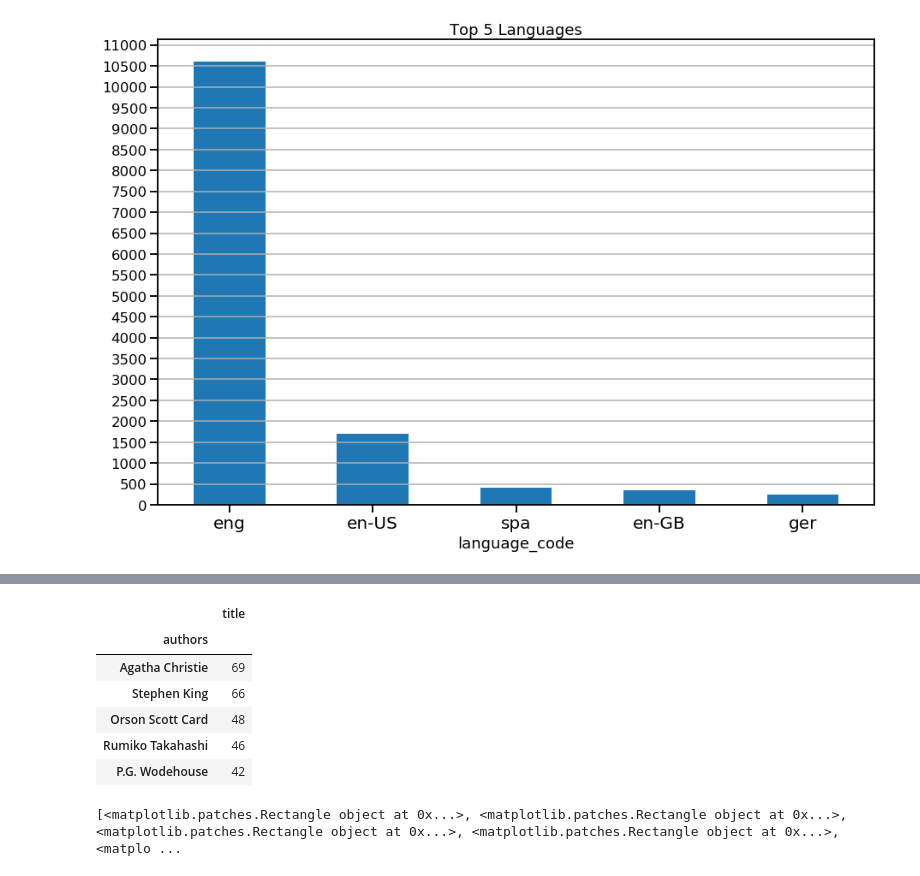
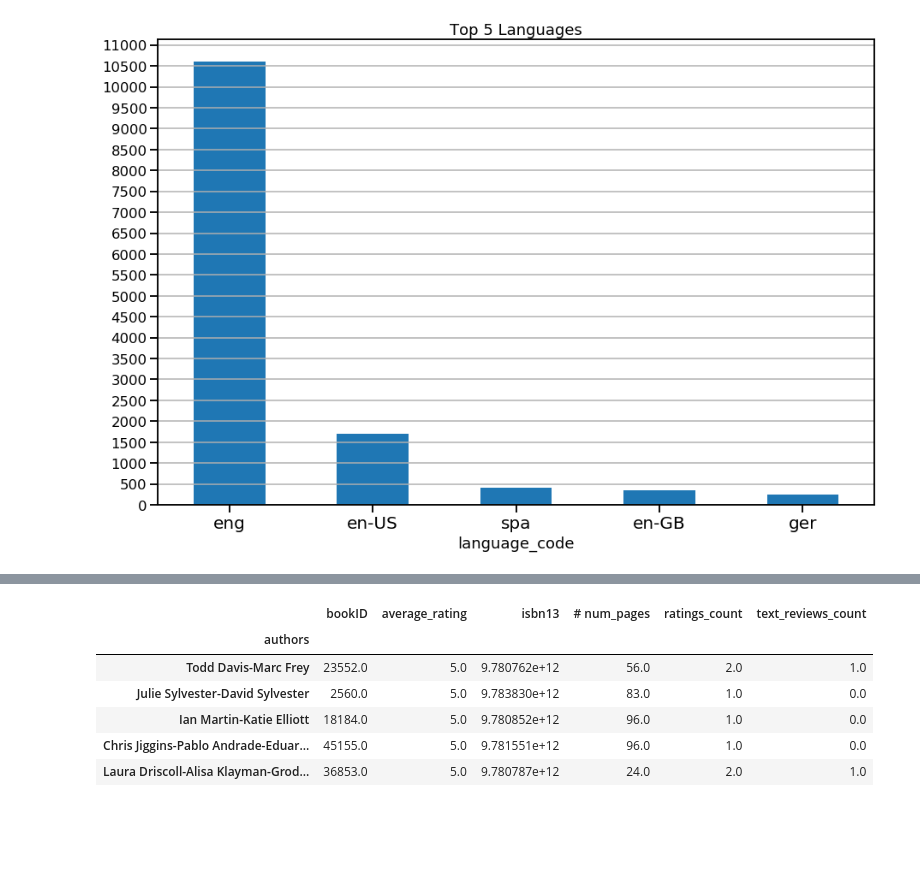
Before and after one commit to DanielPDWalker/Goodreads-Exploratory-Data-Analysis, a Jupyter notebook: Goodreadsbooks.ipynb, the cells around one changed output, grey strips where cells are left out. Saved outputs shown, nothing was run; the diff lists cells and outputs as text; code cells hidden in the pictures; blank space fills up the shorter version.

```diff
--- a/Goodreadsbooks.ipynb
+++ b/Goodreadsbooks.ipynb
@@ -139,0 +114,17 @@ for i in ax.patches:
+# %%
+rating_author = df.groupby('authors').mean()
+top_5_rating_author = rating_author.sort_values('average_rating', ascending=False).head(5)
+
+rating_author = rating_author.loc[rating_author['ratings_count'] > 100]
+top_5_rating_author_over100 = rating_author.sort_values('average_rating', ascending=False).head(5)
+
+
+plt.figure(figsize=(12, 6))
+ax = sns.barplot(top_5_rating_author['average_rating'], top_5_rating_author.index, palette='Set2')
+ax.set_title("Top 5 Authors by Average Rating", fontsize=35)
+minimalhbargraph()
+num = 0
+for i in ax.patches:
+    ax.text(i.get_width()-0.2, i.get_y()+0.55, str(round(i.get_width()))[:-2], fontsize = 24, color = 'k')
+    ax.text(0.1 , i.get_y()+0.5, str(top_5_rating_author.index[num]), fontsize = 20, color = 'k')
+    num += 1
@@ -140,14 +133,10 @@ for i in ax.patches:
 # %%
-most_books.head()
+top_5_rating_author.head()
 # %% [output]
-|  | title |
-| authors |  |
-| Agatha Christie | 69 |
-| Stephen King | 66 |
-| Orson Scott Card | 48 |
-| Rumiko Takahashi | 46 |
-| P.G. Wodehouse | 42 |
+|  | bookID | average_rating | isbn13 | # num_pages | ratings_count | text_reviews_count |
+| authors |  |  |  |  |  |  |
+| Todd Davis-Marc Frey | 23552.0 | 5.0 | 9.780762e+12 | 56.0 | 2.0 | 1.0 |
+| Julie Sylvester-David Sylvester | 2560.0 | 5.0 | 9.783830e+12 | 83.0 | 1.0 | 0.0 |
+| Ian Martin-Katie Elliott | 18184.0 | 5.0 | 9.780852e+12 | 96.0 | 1.0 | 0.0 |
+| Chris Jiggins-Pablo Andrade-Eduar... | 45155.0 | 5.0 | 9.781551e+12 | 96.0 | 1.0 | 0.0 |
+| Laura Driscoll-Alisa Klayman-Grod... | 36853.0 | 5.0 | 9.780787e+12 | 24.0 | 2.0 | 1.0 |
-# %%
-print(ax.patches)
-# %% [output]
-[<matplotlib.patches.Rectangle object at 0x...>, <matplotlib.patches.Rectangle object at 0x...>, <matplotlib.patches.Rectangle object at 0x...>, <matplotlib.patches.Rectangle object at 0x...>, <matplo ...
```
Also changed, not shown: parts of 11 cells of this notebook.
